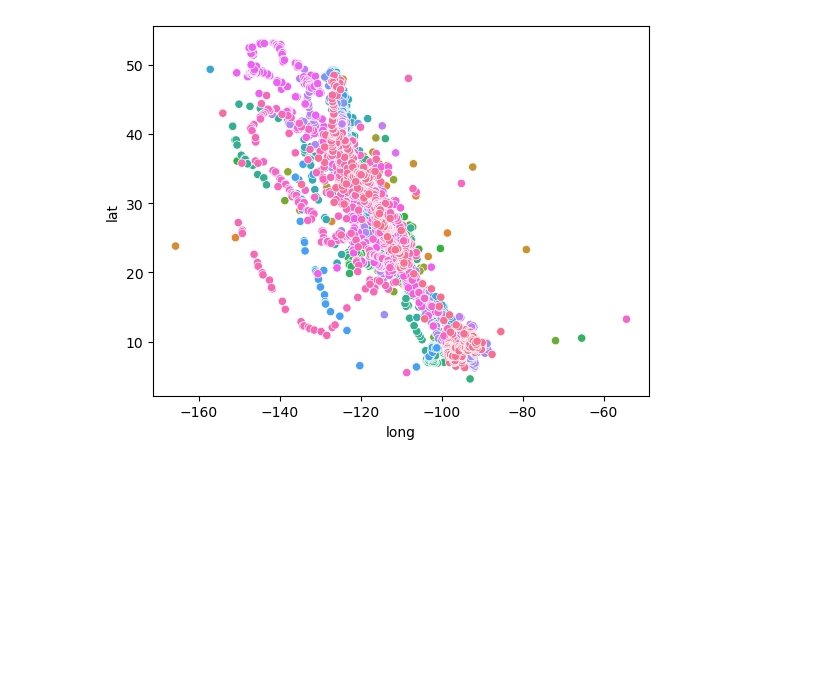
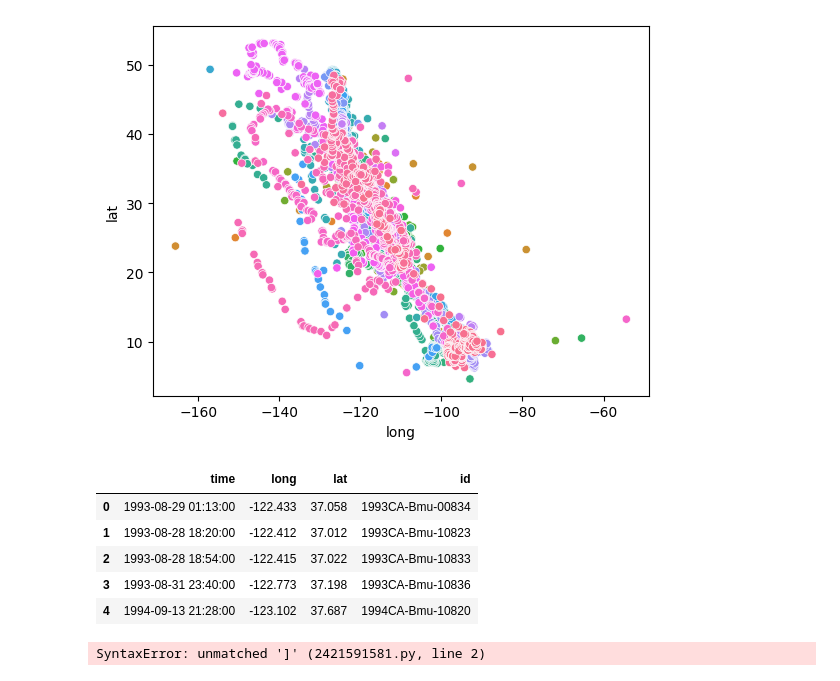
Before and after one commit to alyghanson/migration, a Jupyter notebook: whales/extent.ipynb, the cells around one changed output. Drawn from its saved outputs; the diff is of its cells as text; code cells hidden in the pictures; blank space fills up the shorter version.

Commit message:
did something  Please enter the commit message for your changes. Lines starting

```diff
--- a/whales/extent.ipynb
+++ b/whales/extent.ipynb
@@ -33,3 +33,17 @@ max_long = np.max(whale_small['long'])
 extent = pd.DataFrame({'Type': ['Lat', 'long'], 'min': [min_lat, min_long],
                    'max': [max_lat, max_long]})
 extent.to_csv('./exports/extent.csv')
+# %%
+whale_small.head()
+# %% [output]
+|  | time | long | lat | id |
+| 0 | 1993-08-29 01:13:00 | -122.433 | 37.058 | 1993CA-Bmu-00834 |
+| 1 | 1993-08-28 18:20:00 | -122.412 | 37.012 | 1993CA-Bmu-10823 |
+| 2 | 1993-08-28 18:54:00 | -122.415 | 37.022 | 1993CA-Bmu-10833 |
+| 3 | 1993-08-31 23:40:00 | -122.773 | 37.198 | 1993CA-Bmu-10836 |
+| 4 | 1994-09-13 21:28:00 | -123.102 | 37.687 | 1994CA-Bmu-10820 |
+# %%
+whales_1999 = whale_small[whale_small['time'].year == 1999]
+whales_2008 = whale_small['time'].year == 2008]
+# %% [output]
+SyntaxError: unmatched ']' (2421591581.py, line 2)
```
Also changed, not shown: 3 other files.
